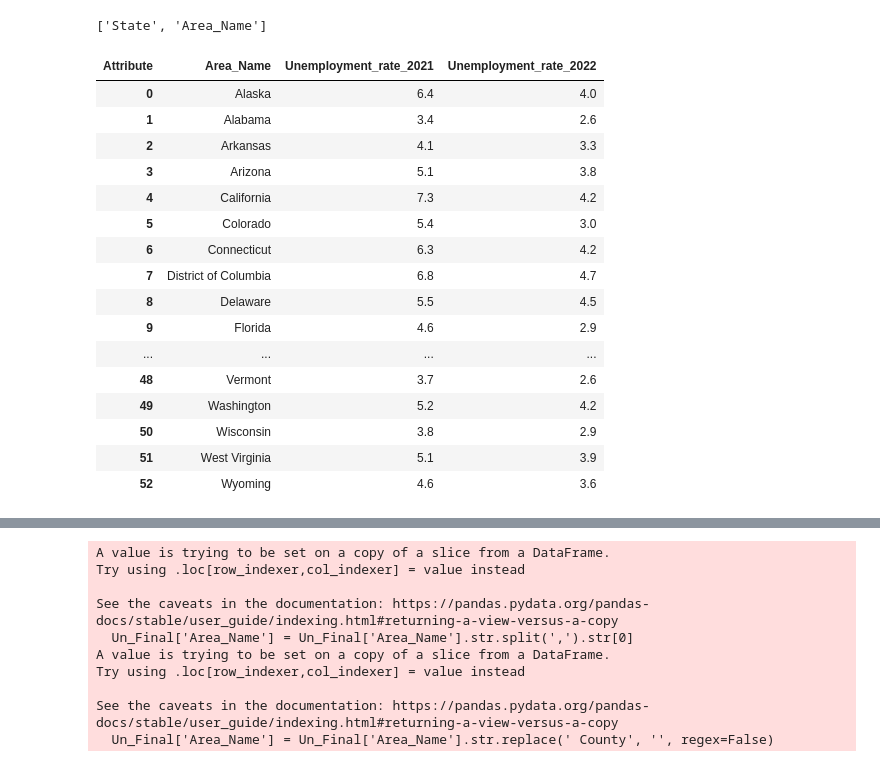
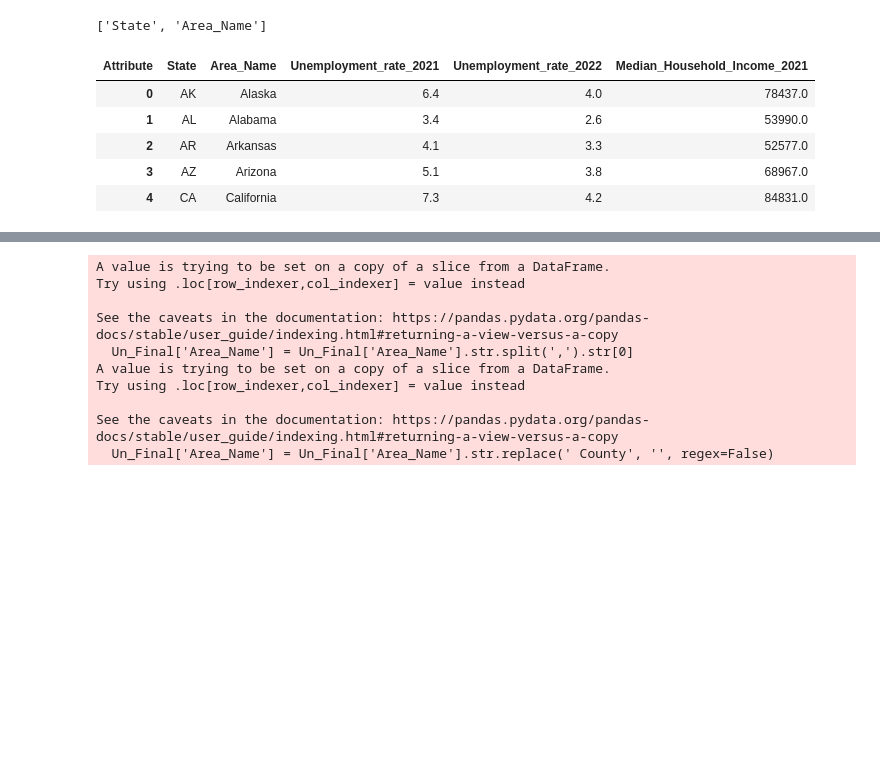
Before and after one commit to k2narendra/Income_vs_Health_Analysis, a Jupyter notebook: Notebook/Capstone_income_vs_Health.ipynb, the cells around one changed output, grey strips where cells are left out. Cells and saved outputs as stored; diff of their text form; code cells hidden in the pictures; blank space fills up the shorter version.

```diff
--- a/Notebook/Capstone_income_vs_Health.ipynb
+++ b/Notebook/Capstone_income_vs_Health.ipynb
@@ -238,4 +312,6 @@ pivoted_un.to_csv('pivot_u.csv', index=False)
 # %%
 state_df = pivoted_un.groupby('State', as_index=False).first()
 # %%
-state_df=state_df[['Area_Name', 'Unemployment_rate_2021', 'Unemployment_rate_2022']]
+state_df=state_df[['State', 'Area_Name', 'Unemployment_rate_2021', 'Unemployment_rate_2022', 'Median_Household_Income_2021']]
+# %%
+state_df=state_df.drop([7,39,45])
@@ -242,23 +320,12 @@ state_df=state_df[['Area_Name', 'Unemployment_rate_2021', 'Unemployment_rate_202
 # %%
-state_df
+state_df.head()
 # %% [output]
-| Attribute | Area_Name | Unemployment_rate_2021 | Unemployment_rate_2022 |
-| 0 | Alaska | 6.4 | 4.0 |
-| 1 | Alabama | 3.4 | 2.6 |
-| 2 | Arkansas | 4.1 | 3.3 |
-| 3 | Arizona | 5.1 | 3.8 |
-| 4 | California | 7.3 | 4.2 |
-| 5 | Colorado | 5.4 | 3.0 |
-| 6 | Connecticut | 6.3 | 4.2 |
-| 7 | District of Columbia | 6.8 | 4.7 |
-| 8 | Delaware | 5.5 | 4.5 |
-| 9 | Florida | 4.6 | 2.9 |
-| ... | ... | ... | ... |
-| 48 | Vermont | 3.7 | 2.6 |
-| 49 | Washington | 5.2 | 4.2 |
-| 50 | Wisconsin | 3.8 | 2.9 |
-| 51 | West Virginia | 5.1 | 3.9 |
-| 52 | Wyoming | 4.6 | 3.6 |
+| Attribute | State | Area_Name | Unemployment_rate_2021 | Unemployment_rate_2022 | Median_Household_Income_2021 |
+| 0 | AK | Alaska | 6.4 | 4.0 | 78437.0 |
+| 1 | AL | Alabama | 3.4 | 2.6 | 53990.0 |
+| 2 | AR | Arkansas | 4.1 | 3.3 | 52577.0 |
+| 3 | AZ | Arizona | 5.1 | 3.8 | 68967.0 |
+| 4 | CA | California | 7.3 | 4.2 | 84831.0 |
 # %%
 Un_Final=pivoted_un[['State', 'Area_Name', 'Unemployment_rate_2021', 'Unemployment_rate_2022', 'Med_HH_Income_Percent_of_State_Total_2021', 'Median_Household_Income_2021']]
 # %%
```
Also changed, not shown: parts of 26 cells of this notebook.
